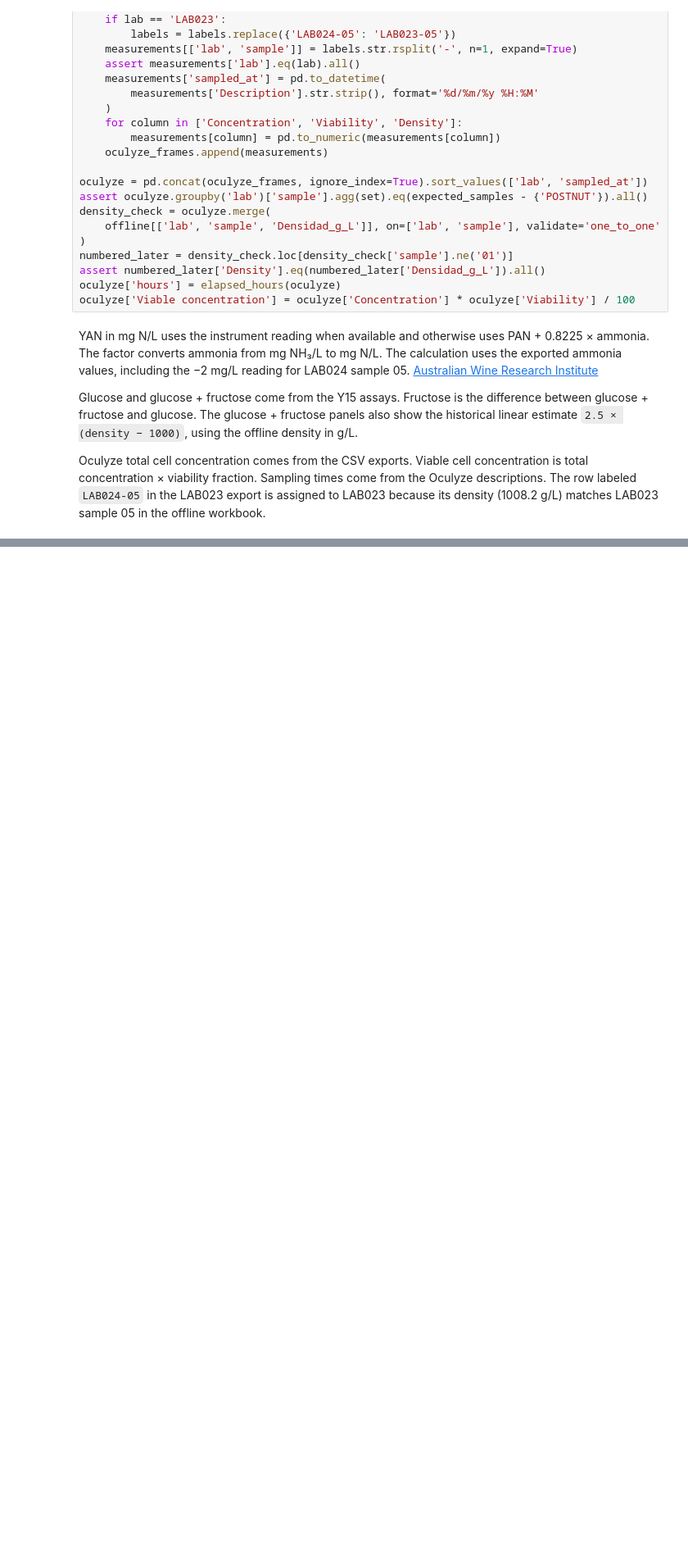
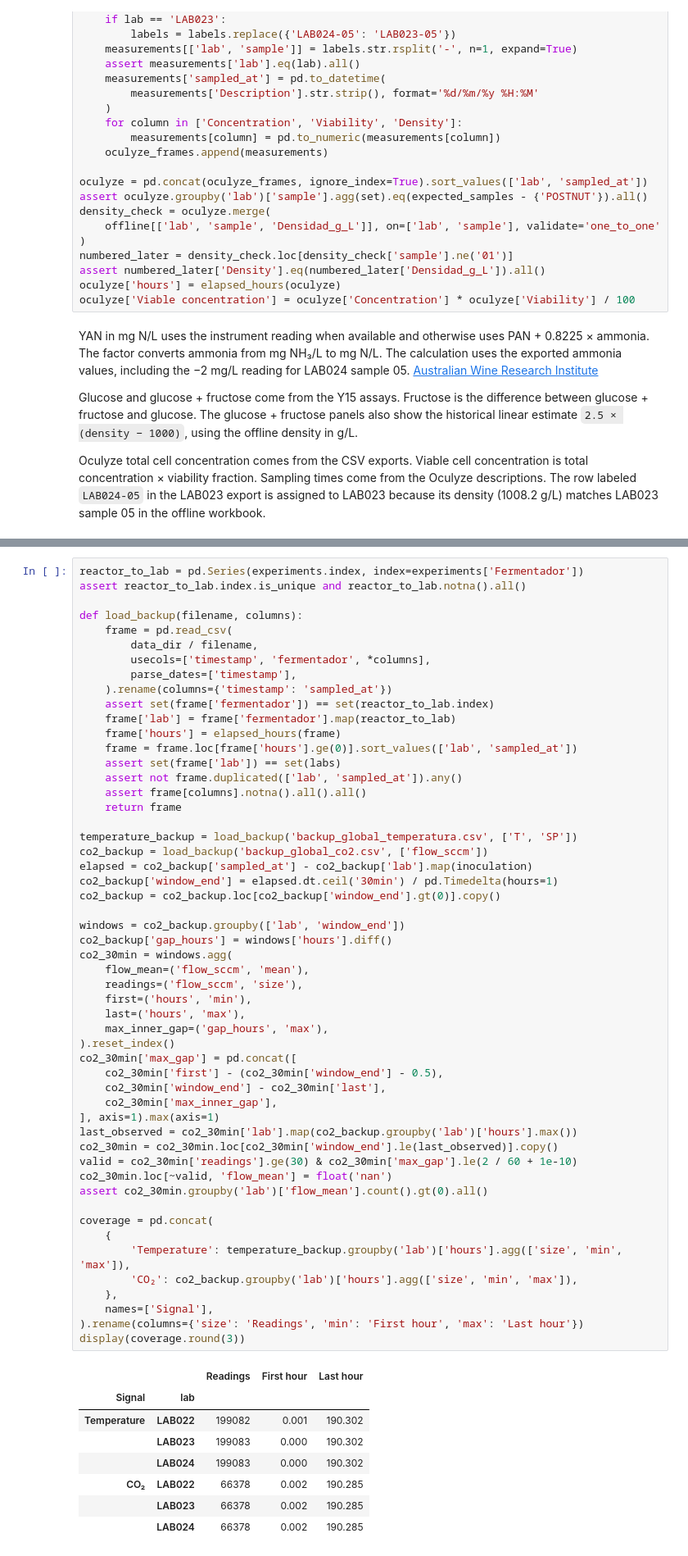
Before and after one commit to crodv/wine-fermentation, a Jupyter notebook: notebooks/preparing_data/lab022_024_data.executed.ipynb, the cells around one changed output, grey strips where cells are left out. Shown at 82% size. Cells and saved outputs as stored; diff of their text form; blank space fills up the shorter version.

```diff
--- a/notebooks/preparing_data/lab022_024_data.executed.ipynb
+++ b/notebooks/preparing_data/lab022_024_data.executed.ipynb
@@ -217,0 +225,62 @@ plt.show()
+# %%
+reactor_to_lab = pd.Series(experiments.index, index=experiments['Fermentador'])
+assert reactor_to_lab.index.is_unique and reactor_to_lab.notna().all()
+
+def load_backup(filename, columns):
+    frame = pd.read_csv(
+        data_dir / filename,
+        usecols=['timestamp', 'fermentador', *columns],
+        parse_dates=['timestamp'],
+    ).rename(columns={'timestamp': 'sampled_at'})
+    assert set(frame['fermentador']) == set(reactor_to_lab.index)
+    frame['lab'] = frame['fermentador'].map(reactor_to_lab)
+    frame['hours'] = elapsed_hours(frame)
+    frame = frame.loc[frame['hours'].ge(0)].sort_values(['lab', 'sampled_at'])
+    assert set(frame['lab']) == set(labs)
+    assert not frame.duplicated(['lab', 'sampled_at']).any()
+    assert frame[columns].notna().all().all()
+    return frame
+
+temperature_backup = load_backup('backup_global_temperatura.csv', ['T', 'SP'])
+co2_backup = load_backup('backup_global_co2.csv', ['flow_sccm'])
+elapsed = co2_backup['sampled_at'] - co2_backup['lab'].map(inoculation)
+co2_backup['window_end'] = elapsed.dt.ceil('30min') / pd.Timedelta(hours=1)
+co2_backup = co2_backup.loc[co2_backup['window_end'].gt(0)].copy()
+
+windows = co2_backup.groupby(['lab', 'window_end'])
+co2_backup['gap_hours'] = windows['hours'].diff()
+co2_30min = windows.agg(
+    flow_mean=('flow_sccm', 'mean'),
+    readings=('flow_sccm', 'size'),
+    first=('hours', 'min'),
+    last=('hours', 'max'),
+    max_inner_gap=('gap_hours', 'max'),
+).reset_index()
+co2_30min['max_gap'] = pd.concat([
+    co2_30min['first'] - (co2_30min['window_end'] - 0.5),
+    co2_30min['window_end'] - co2_30min['last'],
+    co2_30min['max_inner_gap'],
+], axis=1).max(axis=1)
+last_observed = co2_30min['lab'].map(co2_backup.groupby('lab')['hours'].max())
+co2_30min = co2_30min.loc[co2_30min['window_end'].le(last_observed)].copy()
+valid = co2_30min['readings'].ge(30) & co2_30min['max_gap'].le(2 / 60 + 1e-10)
+co2_30min.loc[~valid, 'flow_mean'] = float('nan')
+assert co2_30min.groupby('lab')['flow_mean'].count().gt(0).all()
+
+coverage = pd.concat(
+    {
+        'Temperature': temperature_backup.groupby('lab')['hours'].agg(['size', 'min', 'max']),
+        'CO₂': co2_backup.groupby('lab')['hours'].agg(['size', 'min', 'max']),
+    },
+    names=['Signal'],
+).rename(columns={'size': 'Readings', 'min': 'First hour', 'max': 'Last hour'})
+display(coverage.round(3))
+# %% [output]
+|  |  | Readings | First hour | Last hour |
+| Signal | lab |  |  |  |
+| Temperature | LAB022 | 199082 | 0.001 | 190.302 |
+|  | LAB023 | 199083 | 0.000 | 190.302 |
+|  | LAB024 | 199083 | 0.000 | 190.302 |
+| CO₂ | LAB022 | 66378 | 0.002 | 190.285 |
+|  | LAB023 | 66378 | 0.002 | 190.285 |
+|  | LAB024 | 66378 | 0.002 | 190.285 |
```
Also changed, not shown: parts of 4 cells of this notebook, 10 other files.
